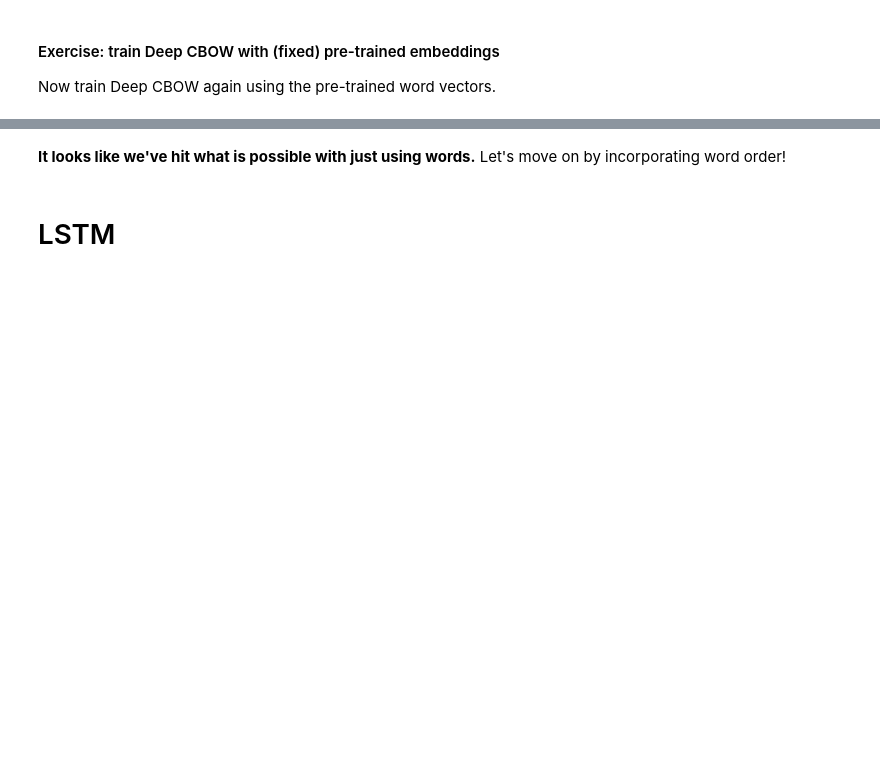
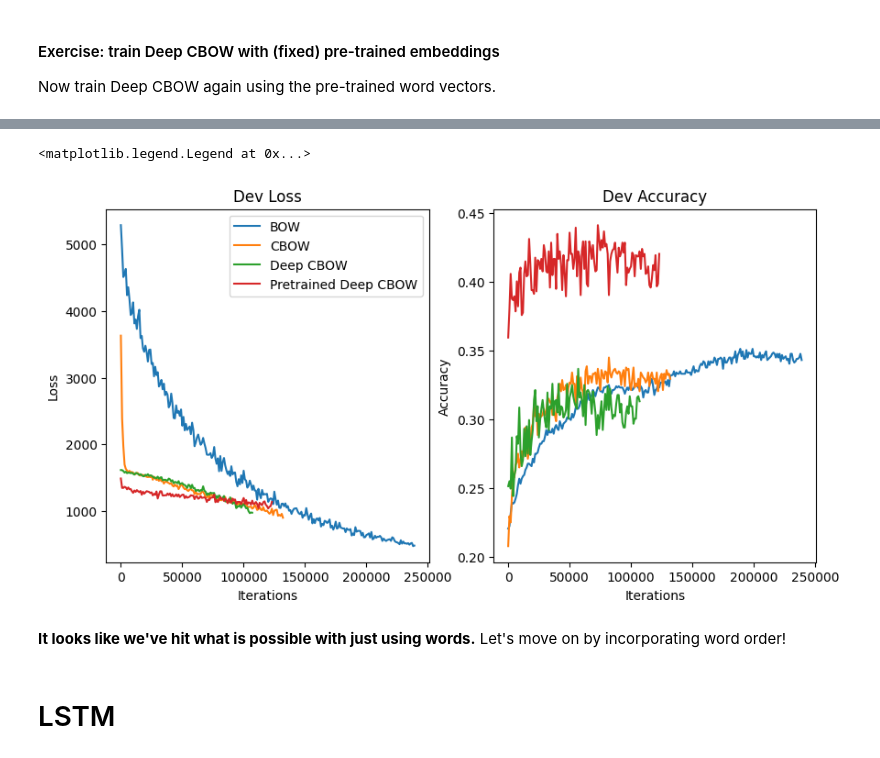
Before and after one commit to Joselgc1/NLP1-Labs, a Jupyter notebook: NLP1 2024 Practical 2 (student_version).ipynb, the cells around one changed output, grey strips where cells are left out. Saved outputs shown, nothing was run; the diff lists cells and outputs as text; code cells hidden in the pictures; blank space fills up the shorter version.

```diff
--- a/NLP1 2024 Practical 2 (student_version).ipynb
+++ b/NLP1 2024 Practical 2 (student_version).ipynb
@@ -1053,7 +1087,13 @@ class PTDeepCBOW(DeepCBOW):
 # %%
 # Create a Deep CBOW model with pre-trained embeddings
 # YOUR CODE HERE
-# pt_deep_cbow_model = ..
+pt_deep_cbow_model = PTDeepCBOW(
+    vocab_size=len(v.w2i),
+    embedding_dim=300,
+    vocab=v,
+    hidden_dim=100,
+    output_dim=5
+)
 
 # copy pre-trained word vectors into embeddings table
 pt_deep_cbow_model.embed.weight.data.copy_(torch.from_numpy(vectors))
@@ -1066,3 +1106,11 @@ pt_deep_cbow_model = pt_deep_cbow_model.to(device)
 
 # train the model
 # YOUR CODE HERE
+
+print(pt_deep_cbow_model)
+print_parameters(pt_deep_cbow_model)
+
+optimizer = optim.Adam(pt_deep_cbow_model.parameters(), lr=0.0005)
+pt_deep_cbow_losses, pt_deep_cbow_accuracies = train_model(
+    pt_deep_cbow_model, optimizer, num_iterations=500_000,
+    print_every=1000, eval_every=1000)
@@ -1073,3 +1135,33 @@ pt_deep_cbow_model = pt_deep_cbow_model.to(device)
+# %%
+# plot dev accuracies
+# This will plot the validation accuracies across time.
+fig, ax = plt.subplots(1, 2, figsize=(10, 5))
+x_bow = list(range(0, len(bow_accuracies)*1000, 1000))
+x_cbow = list(range(0, len(cbow_accuracies)*1000, 1000))
+x_deep_cbow = list(range(0, len(deep_cbow_accuracies)*1000, 1000))
+x_pt_deep_cbow = list(range(0, len(pt_deep_cbow_accuracies)*1000, 1000))
+
+
+ax[0].plot(x_bow, bow_losses, label="BOW")
+ax[0].plot(x_cbow, cbow_losses, label="CBOW")
+ax[0].plot(x_deep_cbow, deep_cbow_losses, label="Deep CBOW")
+ax[0].plot(x_pt_deep_cbow, pt_deep_cbow_losses, label="Pretrained Deep CBOW")
+ax[0].set_title("Dev Loss")
+ax[0].set_xlabel("Iterations")
+ax[0].set_ylabel("Loss")
+
+ax[1].plot(x_bow, bow_accuracies, label="BOW")
+ax[1].plot(x_cbow, cbow_accuracies, label="CBOW")
+ax[1].plot(x_deep_cbow, deep_cbow_accuracies, label="Deep CBOW")
+ax[1].plot(x_pt_deep_cbow, pt_deep_cbow_accuracies, label="Pretrained Deep CBOW")
+ax[1].set_title("Dev Accuracy")
+ax[1].set_xlabel("Iterations")
+ax[1].set_ylabel("Accuracy")
+
+ax[0].legend()
+# %% [output]
+<matplotlib.legend.Legend at 0x...>
+[figure, added]
 # %% [markdown]
 **It looks like we've hit what is possible with just using words.**
 Let's move on by incorporating word order!
```
Also changed, not shown: parts of 17 cells of this notebook.
